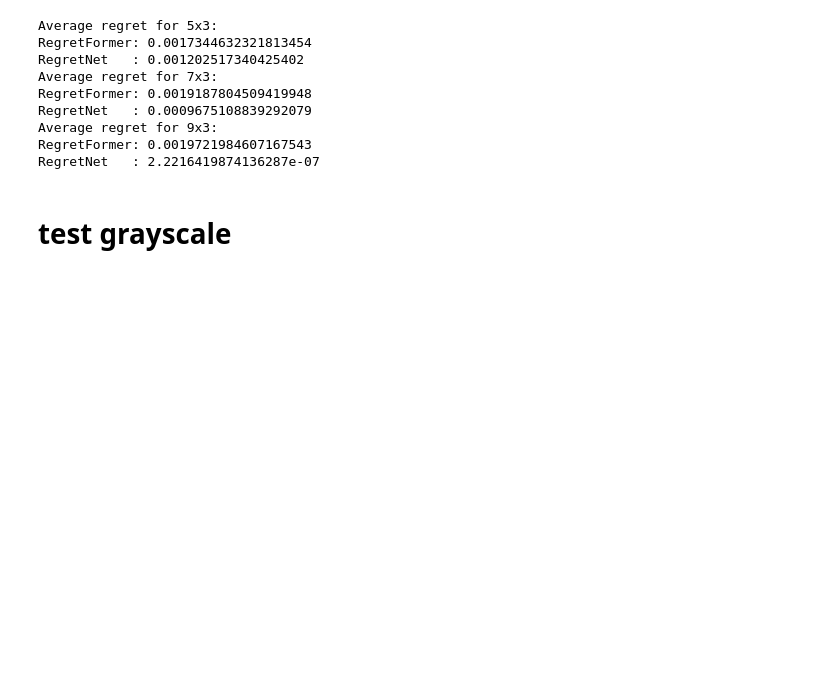
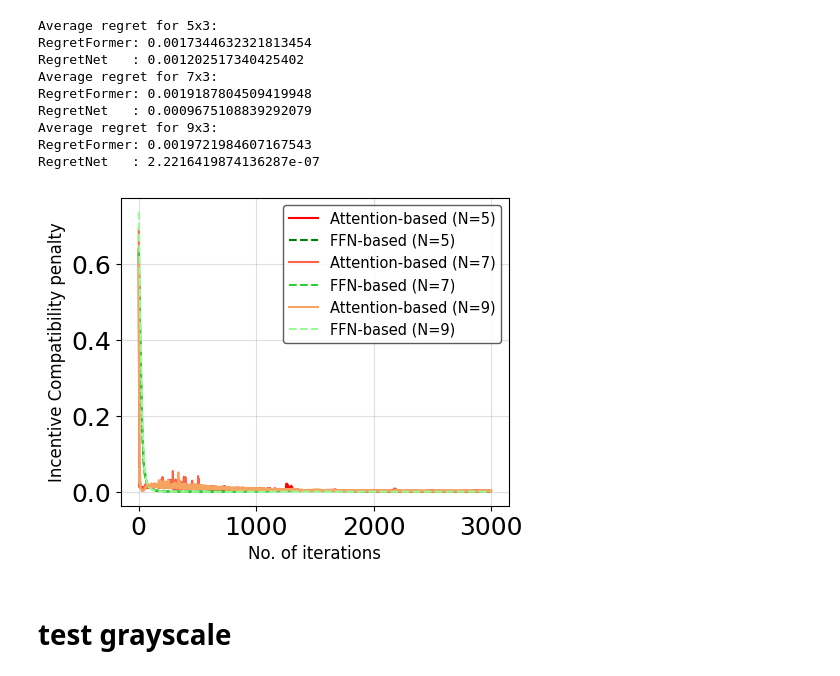
Before and after one commit to qkhanh711/optimaler-modify, a Jupyter notebook: plots/plot.ipynb, the cells around one changed output. Saved outputs shown, nothing was run; the diff lists cells and outputs as text; code cells hidden in the pictures; blank space fills up the shorter version.

```diff
--- a/plots/plot.ipynb
+++ b/plots/plot.ipynb
@@ -206,6 +251,43 @@ RegretNet   : 0.0009675108839292079
 Average regret for 9x3:
 RegretFormer: 0.0019721984607167543
 RegretNet   : 2.2216419874136287e-07
+# %%
+import json
+import matplotlib.pyplot as plt
+
+# Assuming results5x3_regretformer, results5x3_regretnet, results7x3_regretformer, results7x3_regretnet, results9x3_regretformer, results9x3_regretnet are defined elsewhere
+
+# Setting figure size and creating plot
+figsize = (5, 4)
+fig = plt.figure(figsize=figsize)
+ax = fig.gca()
+
+# Plotting the data
+ax.plot(results5x3_regretformer, color='red', label="Attention-based (N=5)")
+ax.plot(results5x3_regretnet, color='green', linestyle='--', label="FFN-based (N=5)")
+ax.plot(results7x3_regretformer, color='tomato', label="Attention-based (N=7)")
+ax.plot(results7x3_regretnet, color='limegreen', linestyle='--', label="FFN-based (N=7)")
+ax.plot(results9x3_regretformer, color='sandybrown', label="Attention-based (N=9)")
+ax.plot(results9x3_regretnet, color='palegreen', linestyle='--', label="FFN-based (N=9)")
+
+# Adding labels and setting font size
+ax.set_xlabel("No. of iterations", fontsize=12)
+ax.set_ylabel("Incentive Compatibility penalty", fontsize=12)
+
+# Setting ticks font size
+ax.tick_params(axis='both', which='major', labelsize=18)
+
+# Adding grid
+ax.grid(True, linestyle='-', alpha=0.4)
+
+# Adding legend
+ax.legend(loc='upper right', fontsize=10.5, frameon=True, edgecolor='#333333')
+
+# Saving and showing the figure
+plt.savefig("Regret.png", facecolor=fig.get_facecolor())
+plt.show()
+# %% [output]
+[figure, added]
 # %% [markdown]
 # test grayscale
 # %%
```
Also changed, not shown: parts of 6 cells of this notebook, 5 other files.
